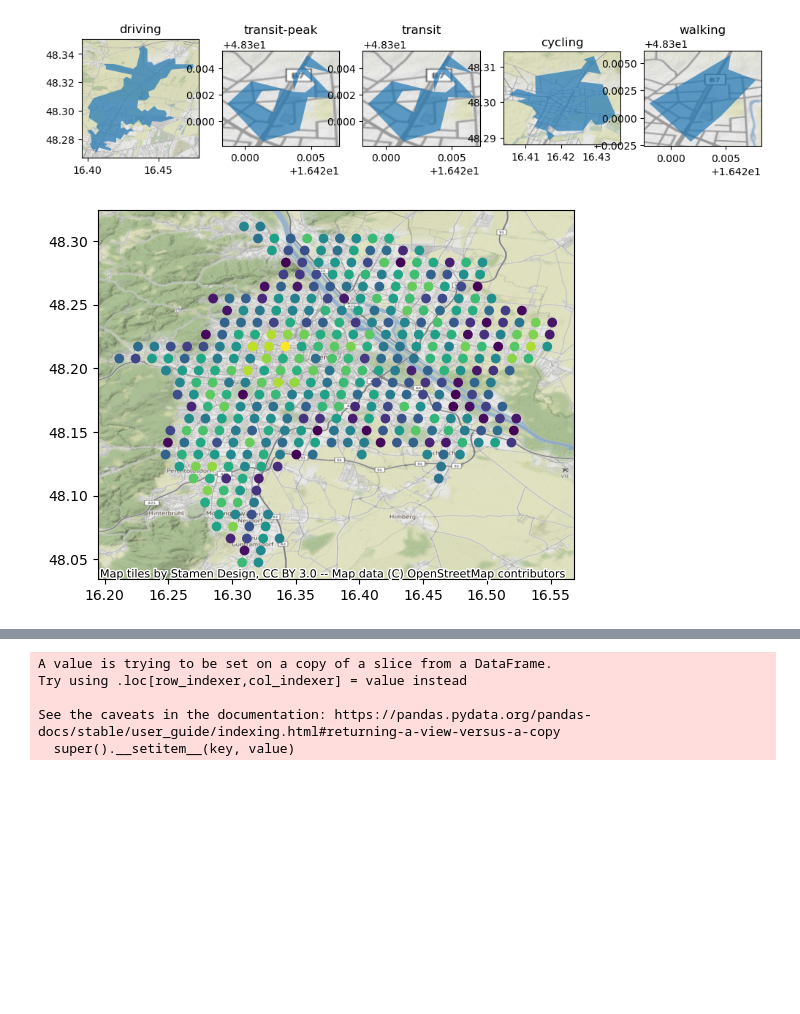
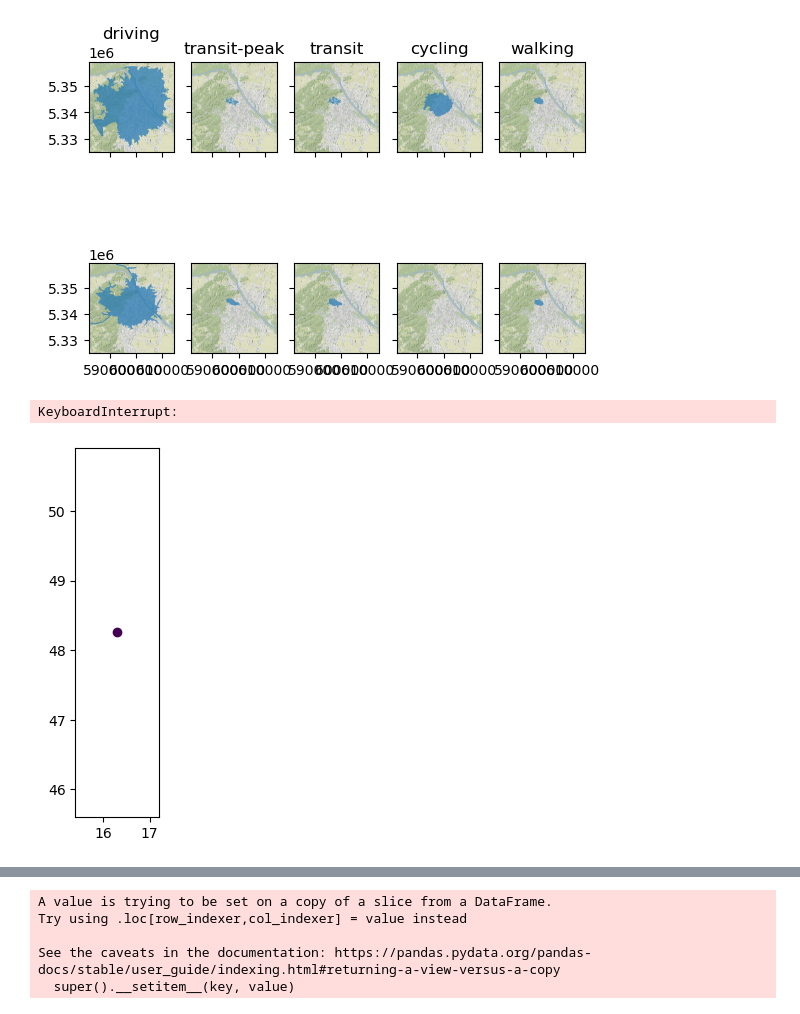
Before and after one commit to idegeus/UrbanTransportTimes, a Jupyter notebook: 2-notebooks/1.0-analyse-isochrones.ipynb, the cells around one changed output, grey strips where cells are left out. Cells and saved outputs as stored; diff of their text form; code cells hidden in the pictures; blank space fills up the shorter version.

```diff
--- a/2-notebooks/1.0-analyse-isochrones.ipynb
+++ b/2-notebooks/1.0-analyse-isochrones.ipynb
@@ -28 +34,5 @@ cities.head(10)
+# %%
+CACHE = os.path.join(DROOT, '3-traveltime-cache', 'cache.main.db')
+isochrone_client   = Isochrones(bing_key=os.environ['BING_API_KEY'], db=CACHE)
+urbancenter_client = ExtractCenters(src_dir=os.path.join(DROOT, '3-popmasks'))
 # %%
@@ -70,0 +78,5 @@ INFO:root:Out of total 1960, 25.31% cached.
+# %%
+grouped_pid = isochrones.groupby('pid').apply(lambda x: x.iloc[0]).set_geometry('startpt')
+ax = grouped_pid.plot()
+# grouped_pid.apply(lambda x: ax.annotate(text=x['pid'], xy=x.startpt.coords[0], ha='center', fontsize=4), axis=1)
+ctx.add_basemap(ax=ax, crs=grouped_pid.crs, zoom=12);
@@ -70,0 +85,4 @@ INFO:root:Out of total 1960, 25.31% cached.
+# %%
+cached['pid'] = cached.uid.str.extract(r"\d*-(\d*)-\w*")
+points = np.random.choice(cached.pid.unique(), 5)
+points
@@ -70,0 +112,9 @@ INFO:root:Out of total 1960, 25.31% cached.
+# %%
+sel = cached[(cached.pid == '23') & (cached.tt_mnts == 15)]
+fig, axs = plt.subplots(nrows=2, ncols=3, figsize=(12, 4), sharex=True, sharey=True)
+
+for n in range(len(sel)):
+    ax = axs[n//3,n%3]
+    sel.iloc[n:n+1].plot(ax=ax)
+    ax.set_title(sel.iloc[n].uid)
+    ctx.add_basemap(ax=ax, crs=sel.crs)
@@ -71,11 +123,19 @@ INFO:root:Out of total 1960, 25.31% cached.
 # %%
-sample = isochrones.set_geometry('isochrone')[isochrones.pid == 10]
-sample.isochrone = sample.isochrone.simplify(tolerance=0.001)
-fig, axs = plt.subplots(ncols=5, figsize=(12, 60), sharey=True, sharex=True)
+sample = isochrones.set_geometry('isochrone')[isochrones.pid == 80]
+sample_bing = isochrones_bing.set_geometry('isochrone')[isochrones_bing.pid == 80]
+
+sample.isochrone = sample.isochrone.to_crs(sample.isochrone.estimate_utm_crs()).simplify(tolerance=50)
+sample_bing.isochrone = sample_bing.isochrone.to_crs(sample_bing.isochrone.estimate_utm_crs()).simplify(tolerance=50)
+
+fig, axs = plt.subplots(ncols=5, nrows=2, sharey=True, sharex=True)
 for i, (rid, row) in enumerate(sample.iterrows()):
-    gpd.GeoSeries([row.isochrone]).plot(alpha=0.7, ax=axs[i])
-    ctx.add_basemap(ax=axs[i], crs=isochrones.crs, attribution='', zoom=14)
-    axs[i].set_title(row.modetime)
+    gpd.GeoSeries([row.isochrone]).plot(alpha=0.7, ax=axs[0][i])
+    ctx.add_basemap(ax=axs[0][i], crs=sample.crs, attribution='', zoom=14)
+    axs[0][i].set_title(row.modetime)
+
+for i, (rid, row) in enumerate(sample_bing.iterrows()):
+    gpd.GeoSeries([row.isochrone]).plot(alpha=0.7, ax=axs[1][i])
+    ctx.add_basemap(ax=axs[1][i], crs=sample.crs, attribution='', zoom=14)
 sample
 # %% [output]
 |  | uid | pid | startpt | tt_mnts | mode | modetime | dep_dt | isochrone |
@@ -87,10 +147,11 @@ sample
-[figure, old version]
+[figure, new version]
 # %%
 isochrones['surface'] = isochrones.set_geometry('isochrone').to_crs(isochrones.estimate_utm_crs()).area
-ax = isochrones.set_geometry('startpt').plot(column='surface')
-ctx.add_basemap(ax=ax, crs=isochrones.crs)
+ax = isochrones.iloc[250:251].set_geometry('startpt').plot(column='surface')
+ctx.add_basemap(ax=ax, crs=isochrones.crs, zoom=12)
 # %% [output]
+KeyboardInterrupt:
-[figure, old version]
+[figure, new version]
 # %%
 # Analysis of reach during off-peak and on-peak times
 offpeak = isochrones[(isochrones.modetime == 'transit') & (isochrones.tt_mnts==15)
```
Also changed, not shown: parts of 8 cells of this notebook, 2 other files.
